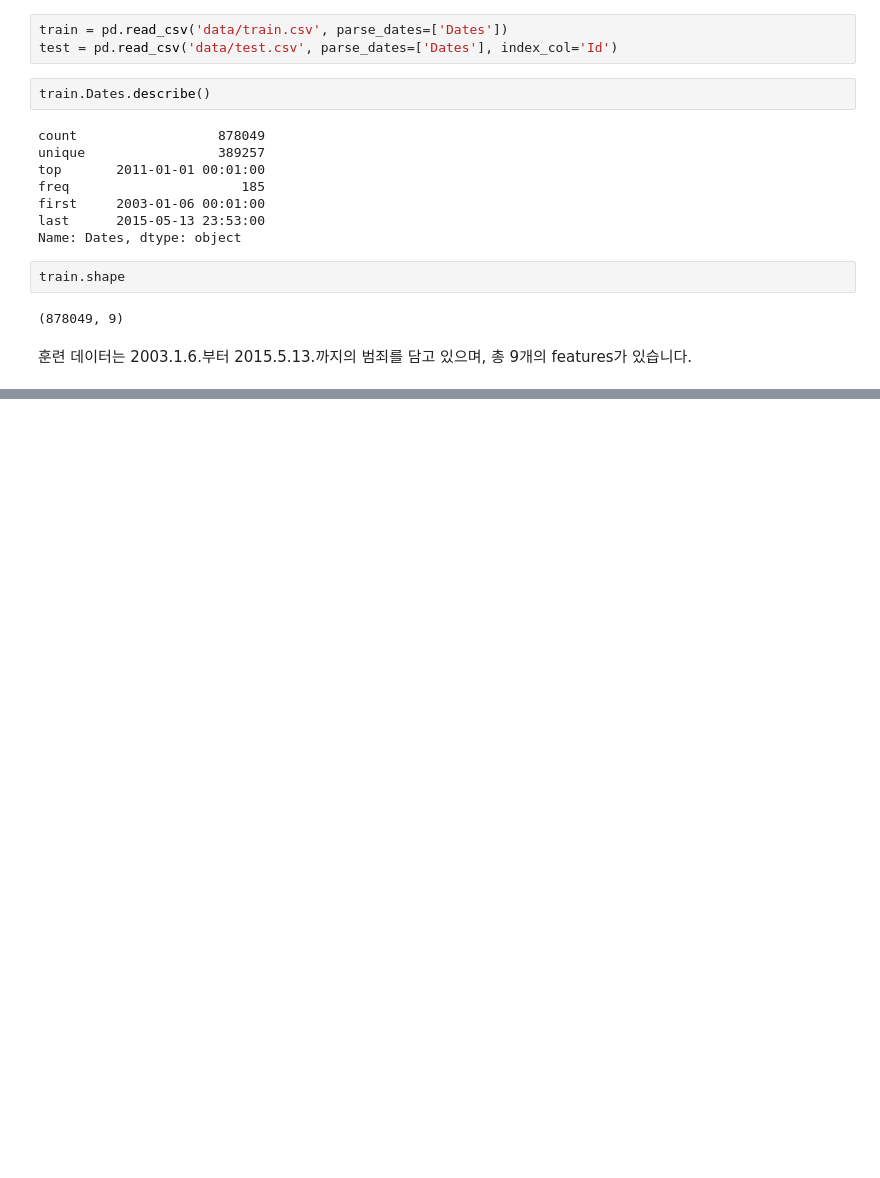
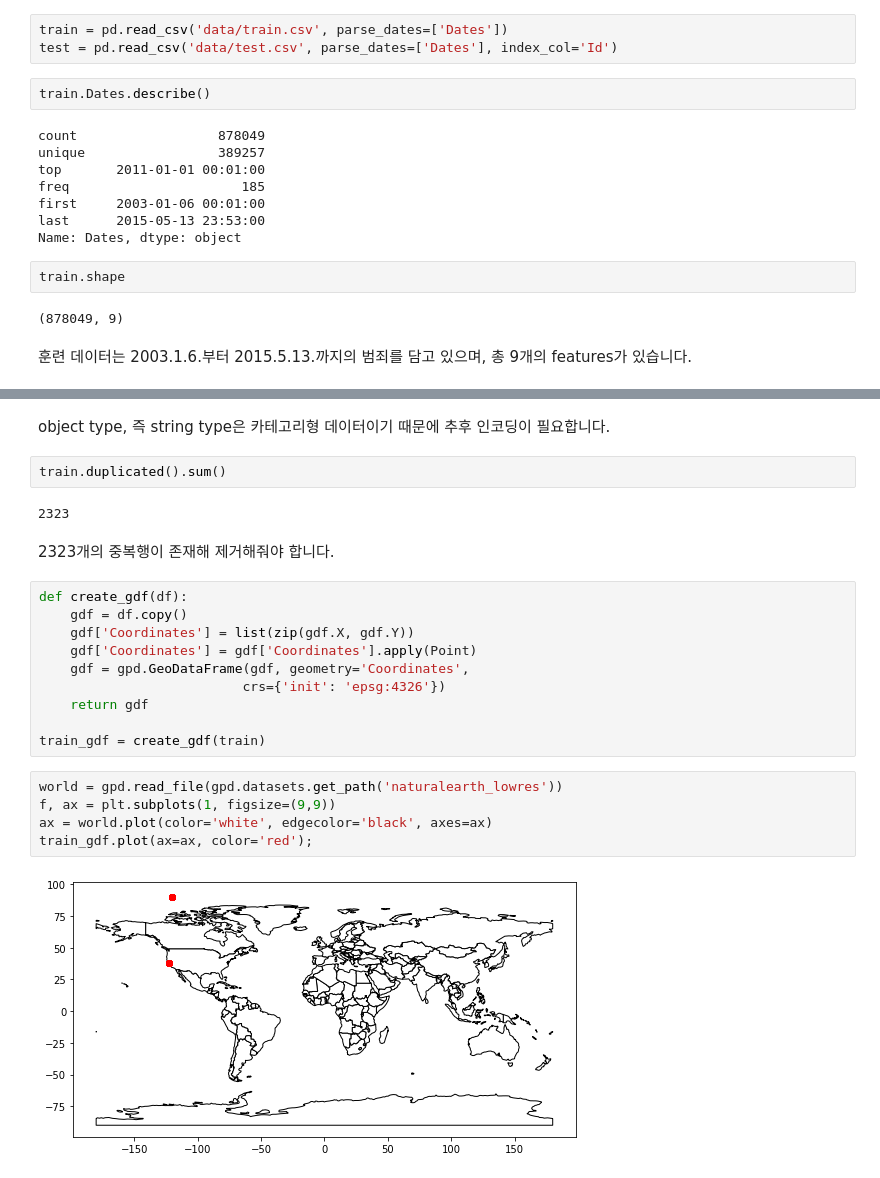
Before and after one commit to BaekKyunShin/Kaggle, a Jupyter notebook: SanFrancisco_Crime_Classification/4. San Francisco Crime Classification from a top ranker.ipynb, the cells around one changed output, grey strips where cells are left out. Saved outputs shown, nothing was run; the diff lists cells and outputs as text; blank space fills up the shorter version.

```diff
--- a/SanFrancisco_Crime_Classification/4. San Francisco Crime Classification from a top ranker.ipynb
+++ b/SanFrancisco_Crime_Classification/4. San Francisco Crime Classification from a top ranker.ipynb
@@ -66,0 +90,25 @@ train.head()
+# %% [markdown]
+object type, 즉 string type은 카테고리형 데이터이기 때문에 추후 인코딩이 필요합니다.
+# %%
+train.duplicated().sum()
+# %% [output]
+2323
+# %% [markdown]
+2323개의 중복행이 존재해 제거해줘야 합니다.
+# %%
+def create_gdf(df):
+    gdf = df.copy()
+    gdf['Coordinates'] = list(zip(gdf.X, gdf.Y))
+    gdf['Coordinates'] = gdf['Coordinates'].apply(Point)
+    gdf = gpd.GeoDataFrame(gdf, geometry='Coordinates',
+                          crs={'init': 'epsg:4326'})
+    return gdf
+
+train_gdf = create_gdf(train)
+# %%
+world = gpd.read_file(gpd.datasets.get_path('naturalearth_lowres'))
+f, ax = plt.subplots(1, figsize=(9,9))
+ax = world.plot(color='white', edgecolor='black', axes=ax)
+train_gdf.plot(ax=ax, color='red');
+# %% [output]
+[figure, added]
```
Also changed, not shown: parts of 18 cells of this notebook.
